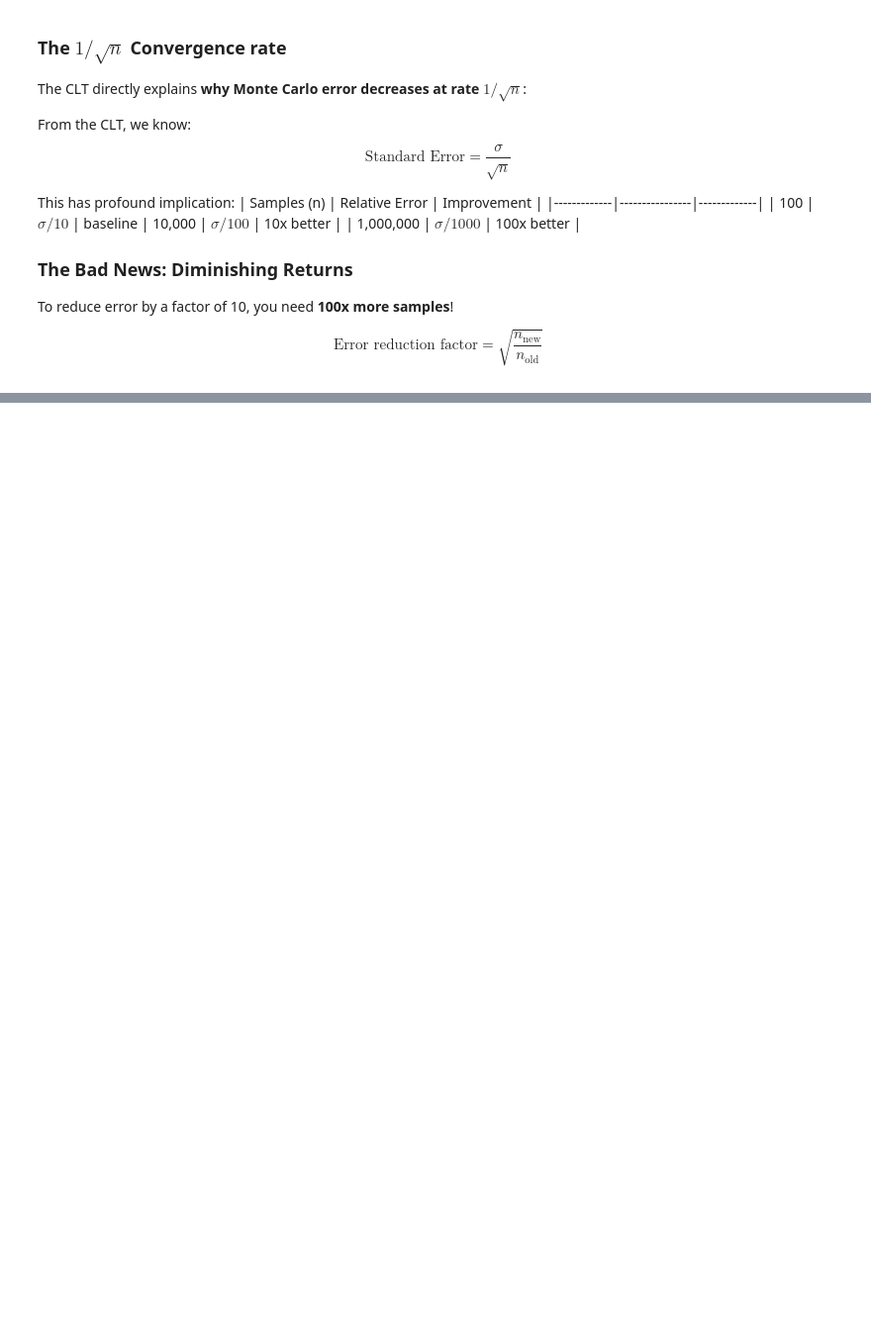
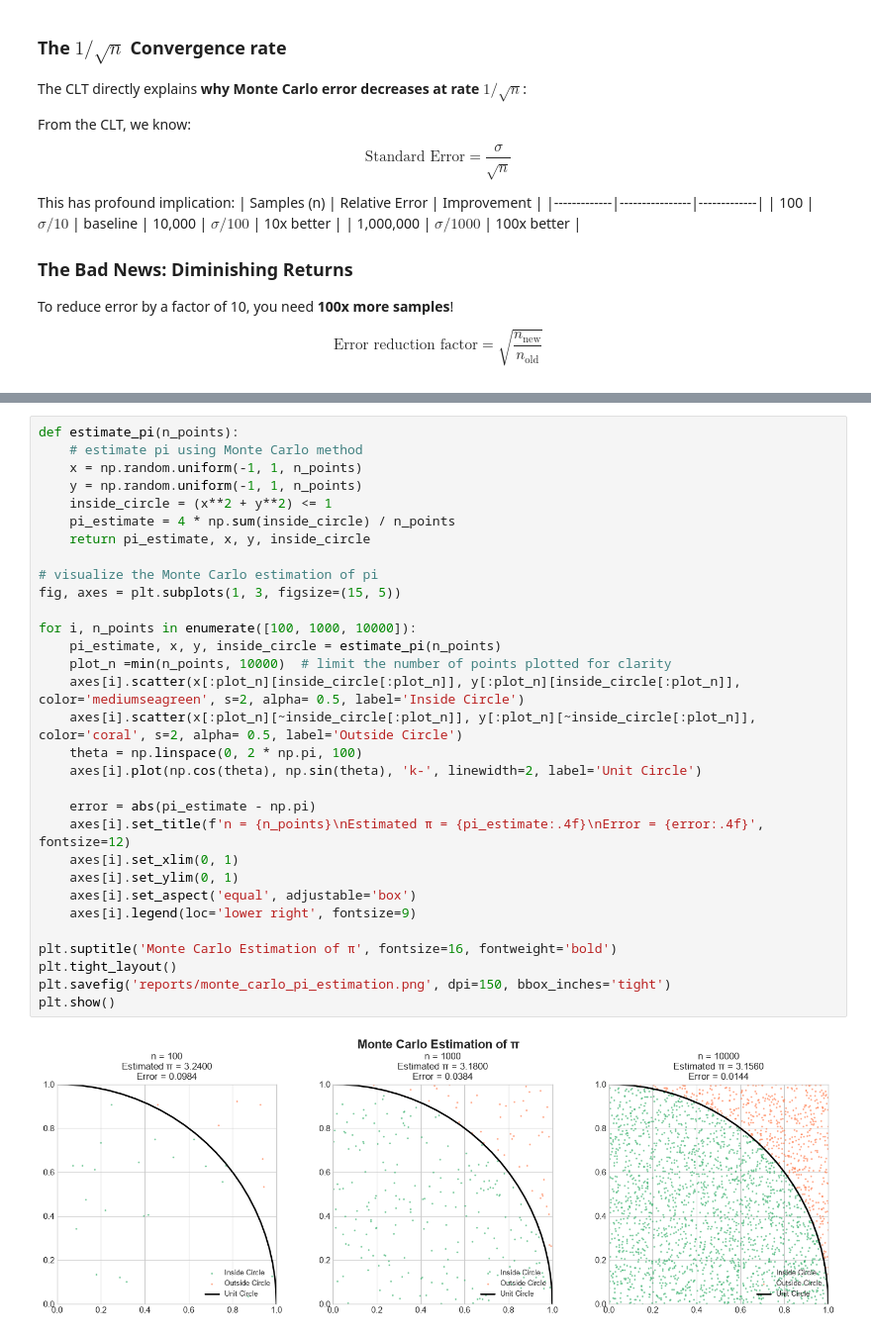
Before and after one commit to YasmineCharifi/Brownian-Motion-Simulator, a Jupyter notebook: notebooks/monte_carlo_error.ipynb, the cells around one changed output, grey strips where cells are left out. Shown at 99% size. Drawn from its saved outputs; the diff is of its cells as text; blank space fills up the shorter version.

Commit message:
clt in the monte carlo error: applying clt in monte carlo

```diff
--- a/notebooks/monte_carlo_error.ipynb
+++ b/notebooks/monte_carlo_error.ipynb
@@ -191,0 +209,33 @@ AttributeError: Line2D.set() got an unexpected keyword argument 'clinewidth'
+# %%
+def estimate_pi(n_points):
+    # estimate pi using Monte Carlo method
+    x = np.random.uniform(-1, 1, n_points)
+    y = np.random.uniform(-1, 1, n_points)
+    inside_circle = (x**2 + y**2) <= 1
+    pi_estimate = 4 * np.sum(inside_circle) / n_points
+    return pi_estimate, x, y, inside_circle
+
+# visualize the Monte Carlo estimation of pi
+fig, axes = plt.subplots(1, 3, figsize=(15, 5))
+
+for i, n_points in enumerate([100, 1000, 10000]):
+    pi_estimate, x, y, inside_circle = estimate_pi(n_points)
+    plot_n =min(n_points, 10000)  # limit the number of points plotted for clarity
+    axes[i].scatter(x[:plot_n][inside_circle[:plot_n]], y[:plot_n][inside_circle[:plot_n]], color='mediumseagreen', s=2, alpha= 0.5, label='Inside Circle')
+    axes[i].scatter(x[:plot_n][~inside_circle[:plot_n]], y[:plot_n][~inside_circle[:plot_n]], color='coral', s=2, alpha= 0.5, label='Outside Circle')
+    theta = np.linspace(0, 2 * np.pi, 100)
+    axes[i].plot(np.cos(theta), np.sin(theta), 'k-', linewidth=2, label='Unit Circle')
+
+    error = abs(pi_estimate - np.pi)
+    axes[i].set_title(f'n = {n_points}\nEstimated π = {pi_estimate:.4f}\nError = {error:.4f}', fontsize=12)
+    axes[i].set_xlim(0, 1)
+    axes[i].set_ylim(0, 1)
+    axes[i].set_aspect('equal', adjustable='box')
+    axes[i].legend(loc='lower right', fontsize=9)
+
+plt.suptitle('Monte Carlo Estimation of π', fontsize=16, fontweight='bold')
+plt.tight_layout()
+plt.savefig('reports/monte_carlo_pi_estimation.png', dpi=150, bbox_inches='tight')
+plt.show()
+# %% [output]
+[figure, added]
```
Also changed, not shown: parts of 3 cells of this notebook, 1 other file.
